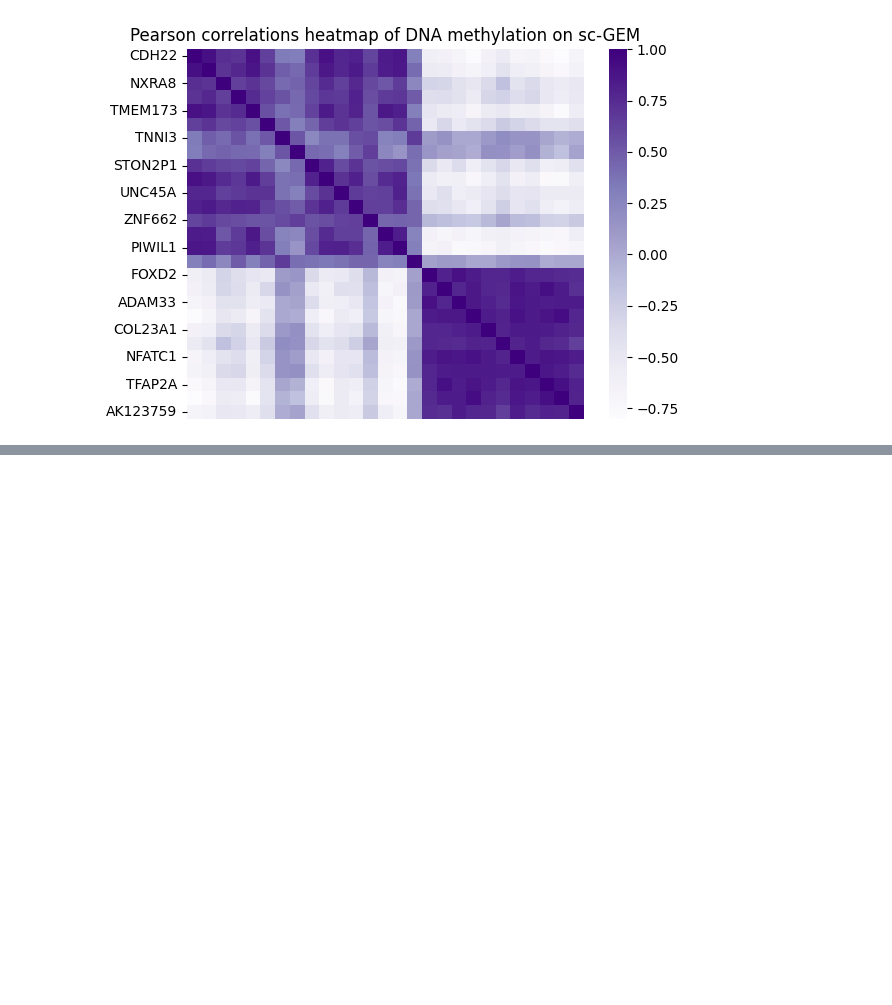
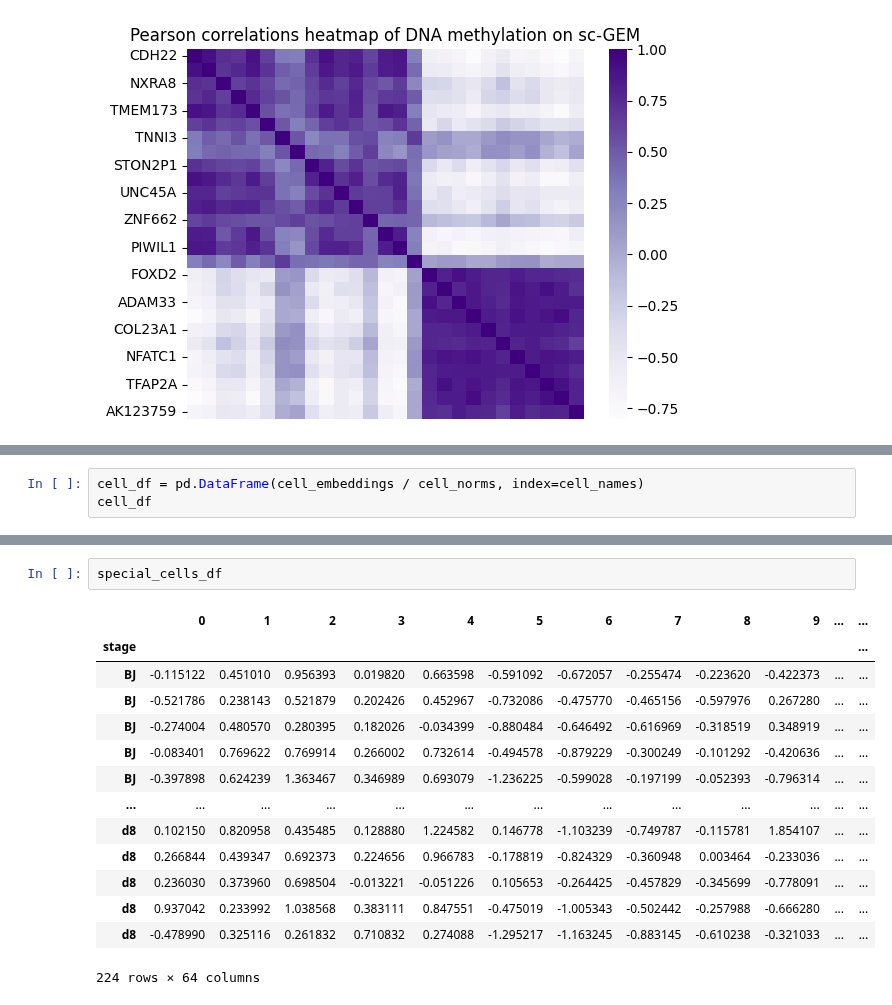
Before and after one commit to congfeng4/SCOIT, a Jupyter notebook: tutorial/sc_GEM.ipynb, the cells around one changed output, grey strips where cells are left out. Saved outputs shown, nothing was run; the diff lists cells and outputs as text; blank space fills up the shorter version.

```diff
--- a/tutorial/sc_GEM.ipynb
+++ b/tutorial/sc_GEM.ipynb
@@ -162,0 +191,3 @@ Text(0.5, 1.0, 'Pearson correlations heatmap of DNA methylation on sc-GEM')
+# %%
+cell_df = pd.DataFrame(cell_embeddings / cell_norms, index=cell_names)
+cell_df
@@ -162,0 +226,17 @@ Text(0.5, 1.0, 'Pearson correlations heatmap of DNA methylation on sc-GEM')
+# %%
+special_cells_df
+# %% [output]
+|  | 0 | 1 | 2 | 3 | 4 | 5 | 6 | 7 | 8 | 9 | ... | ... |
+| stage |  |  |  |  |  |  |  |  |  |  |  | ... |
+| BJ | -0.115122 | 0.451010 | 0.956393 | 0.019820 | 0.663598 | -0.591092 | -0.672057 | -0.255474 | -0.223620 | -0.422373 | ... | ... |
+| BJ | -0.521786 | 0.238143 | 0.521879 | 0.202426 | 0.452967 | -0.732086 | -0.475770 | -0.465156 | -0.597976 | 0.267280 | ... | ... |
+| BJ | -0.274004 | 0.480570 | 0.280395 | 0.182026 | -0.034399 | -0.880484 | -0.646492 | -0.616969 | -0.318519 | 0.348919 | ... | ... |
+| BJ | -0.083401 | 0.769622 | 0.769914 | 0.266002 | 0.732614 | -0.494578 | -0.879229 | -0.300249 | -0.101292 | -0.420636 | ... | ... |
+| BJ | -0.397898 | 0.624239 | 1.363467 | 0.346989 | 0.693079 | -1.236225 | -0.599028 | -0.197199 | -0.052393 | -0.796314 | ... | ... |
+| ... | ... | ... | ... | ... | ... | ... | ... | ... | ... | ... | ... | ... |
+| d8 | 0.102150 | 0.820958 | 0.435485 | 0.128880 | 1.224582 | 0.146778 | -1.103239 | -0.749787 | -0.115781 | 1.854107 | ... | ... |
+| d8 | 0.266844 | 0.439347 | 0.692373 | 0.224656 | 0.966783 | -0.178819 | -0.824329 | -0.360948 | 0.003464 | -0.233036 | ... | ... |
+| d8 | 0.236030 | 0.373960 | 0.698504 | -0.013221 | -0.051226 | 0.105653 | -0.264425 | -0.457829 | -0.345699 | -0.778091 | ... | ... |
+| d8 | 0.937042 | 0.233992 | 1.038568 | 0.383111 | 0.847551 | -0.475019 | -1.005343 | -0.502442 | -0.257988 | -0.666280 | ... | ... |
+| d8 | -0.478990 | 0.325116 | 0.261832 | 0.710832 | 0.274088 | -1.295217 | -1.163245 | -0.883145 | -0.610238 | -0.321033 | ... | ... |
+224 rows × 64 columns
```
Also changed, not shown: parts of 17 cells of this notebook.
